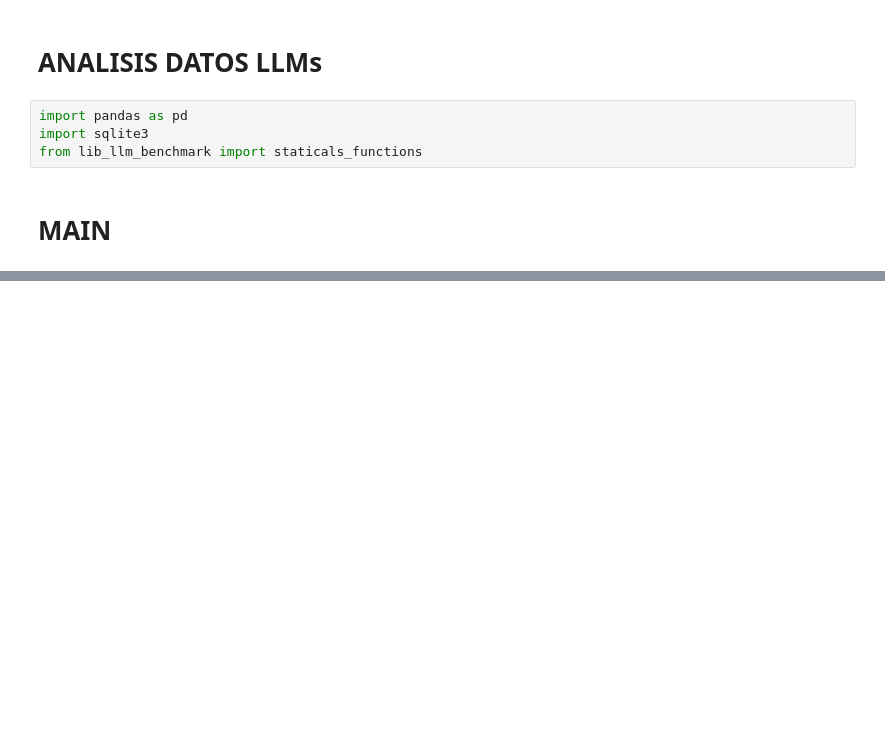
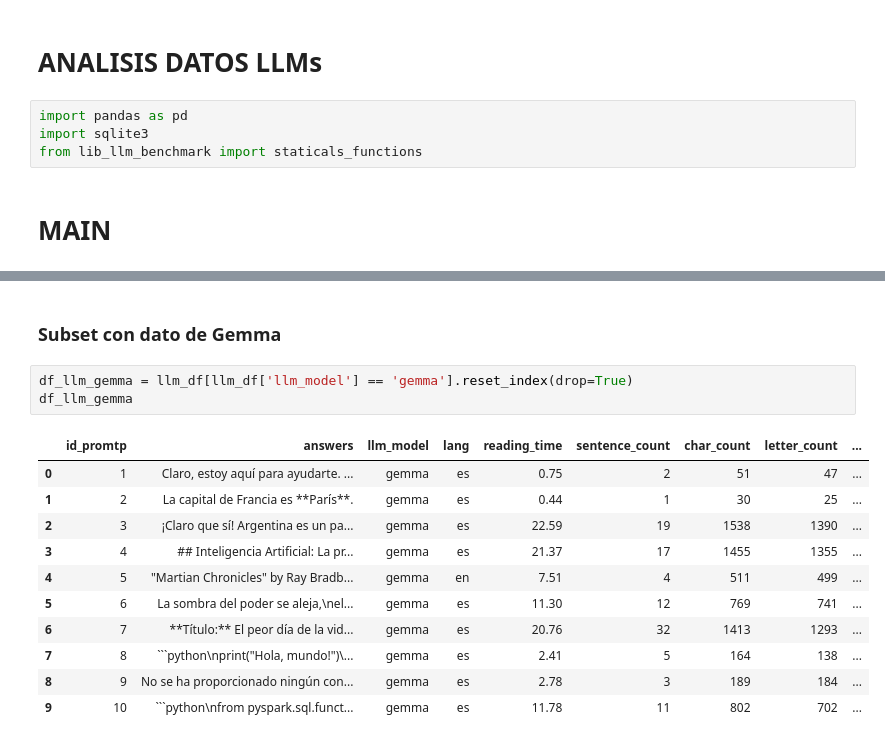
Before and after one commit to EmaGianna/LLM_Benchmark, a Jupyter notebook: nbk/Analisis_Datos_LLM.ipynb, the cells around one changed output, grey strips where cells are left out. Saved outputs shown, nothing was run; the diff lists cells and outputs as text; blank space fills up the shorter version.

````diff
--- a/nbk/Analisis_Datos_LLM.ipynb
+++ b/nbk/Analisis_Datos_LLM.ipynb
@@ -52,0 +70,17 @@ empty_df
+# %% [markdown]
+### Subset con dato de Gemma
+# %%
+df_llm_gemma = llm_df[llm_df['llm_model'] == 'gemma'].reset_index(drop=True)
+df_llm_gemma
+# %% [output]
+|  | id_promtp | answers | llm_model | lang | reading_time | sentence_count | char_count | letter_count | ... |
+| 0 | 1 | Claro, estoy aquí para ayudarte. ... | gemma | es | 0.75 | 2 | 51 | 47 | ... |
+| 1 | 2 | La capital de Francia es **París**. | gemma | es | 0.44 | 1 | 30 | 25 | ... |
+| 2 | 3 | ¡Claro que sí! Argentina es un pa... | gemma | es | 22.59 | 19 | 1538 | 1390 | ... |
+| 3 | 4 | ## Inteligencia Artificial: La pr... | gemma | es | 21.37 | 17 | 1455 | 1355 | ... |
+| 4 | 5 | "Martian Chronicles" by Ray Bradb... | gemma | en | 7.51 | 4 | 511 | 499 | ... |
+| 5 | 6 | La sombra del poder se aleja,\nel... | gemma | es | 11.30 | 12 | 769 | 741 | ... |
+| 6 | 7 | **Título:** El peor día de la vid... | gemma | es | 20.76 | 32 | 1413 | 1293 | ... |
+| 7 | 8 | ```python\nprint("Hola, mundo!")\... | gemma | es | 2.41 | 5 | 164 | 138 | ... |
+| 8 | 9 | No se ha proporcionado ningún con... | gemma | es | 2.78 | 3 | 189 | 184 | ... |
+| 9 | 10 | ```python\nfrom pyspark.sql.funct... | gemma | es | 11.78 | 11 | 802 | 702 | ... |
````
Also changed, not shown: parts of 5 cells of this notebook, 3 other files.
